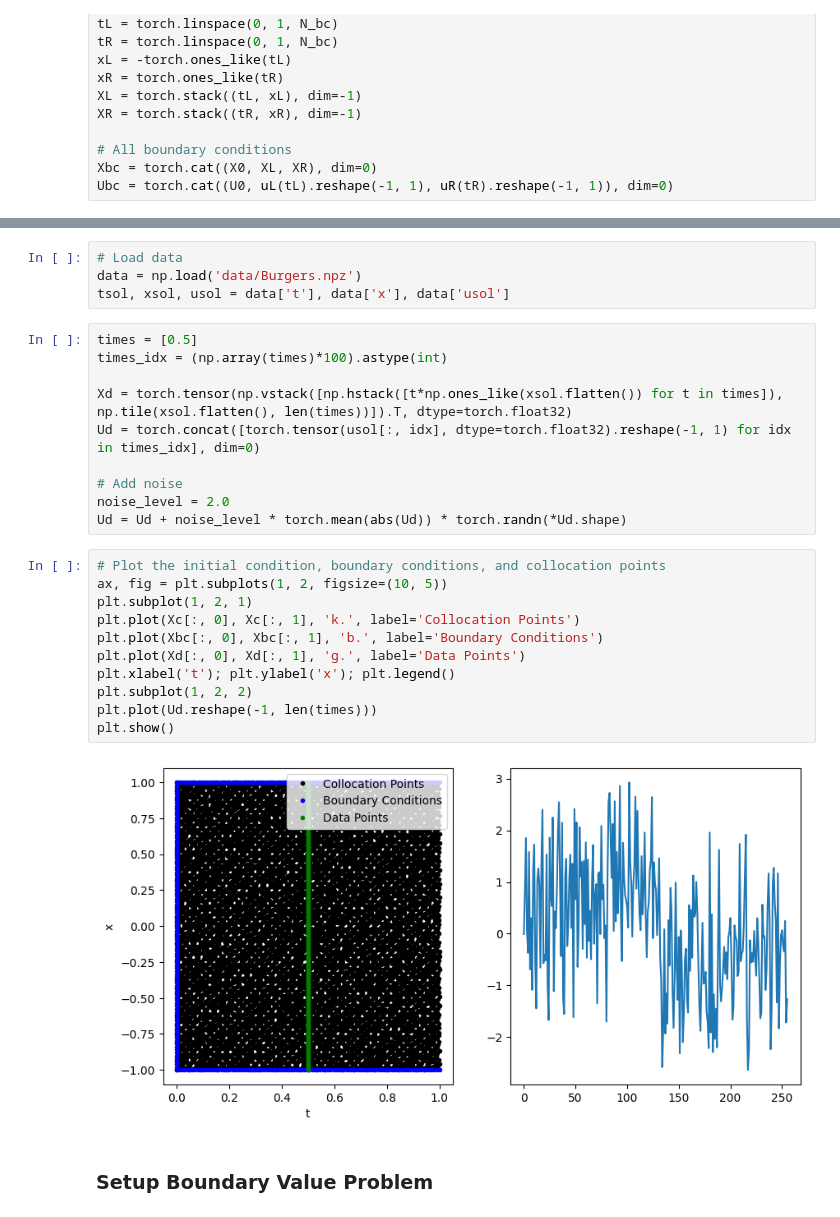
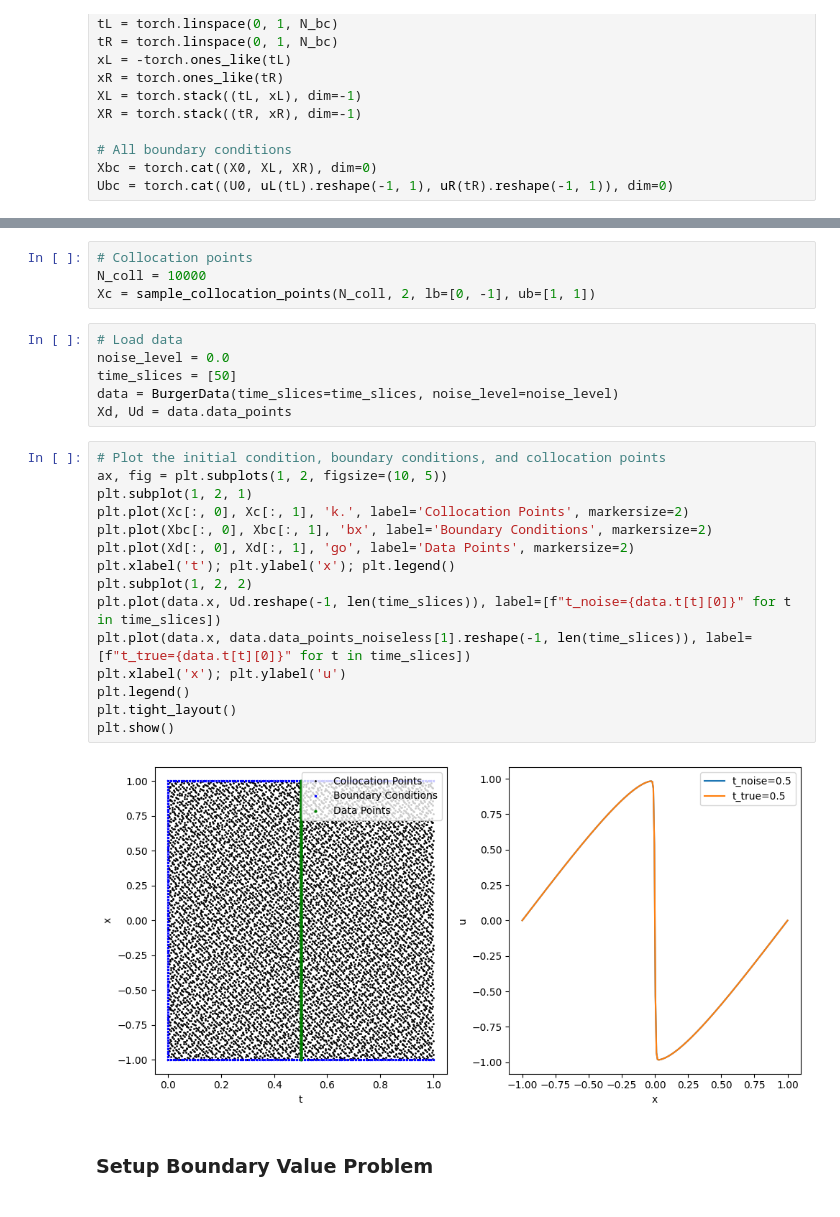
Before and after one commit to MEGAjosni/Master-Thesis, a Jupyter notebook: scripts/Burgers/ansatz-burgers-upinn.ipynb, the cells around one changed output, grey strips where cells are left out. Drawn from its saved outputs; the diff is of its cells as text.

```diff
--- a/scripts/Burgers/ansatz-burgers-upinn.ipynb
+++ b/scripts/Burgers/ansatz-burgers-upinn.ipynb
@@ -63,30 +56,30 @@ Xc[:, 0] = Xc[:, 0]
-# %%
-# Load data
-data = np.load('data/Burgers.npz')
-tsol, xsol, usol = data['t'], data['x'], data['usol']
-# %%
-times = [0.5]
-times_idx = (np.array(times)*100).astype(int)
-
-Xd = torch.tensor(np.vstack([np.hstack([t*np.ones_like(xsol.flatten()) for t in times]), np.tile(xsol.flatten(), len(times))]).T, dtype=torch.float32)
-Ud = torch.concat([torch.tensor(usol[:, idx], dtype=torch.float32).reshape(-1, 1) for idx in times_idx], dim=0)
-
-# Add noise
-noise_level = 2.0
-Ud = Ud + noise_level * torch.mean(abs(Ud)) * torch.randn(*Ud.shape)
+# %%
+# Collocation points
+N_coll = 10000
+Xc = sample_collocation_points(N_coll, 2, lb=[0, -1], ub=[1, 1])
+# %%
+# Load data
+noise_level = 0.0
+time_slices = [50]
+data = BurgerData(time_slices=time_slices, noise_level=noise_level)
+Xd, Ud = data.data_points
 # %%
 # Plot the initial condition, boundary conditions, and collocation points
 ax, fig = plt.subplots(1, 2, figsize=(10, 5))
 plt.subplot(1, 2, 1)
-plt.plot(Xc[:, 0], Xc[:, 1], 'k.', label='Collocation Points')
-plt.plot(Xbc[:, 0], Xbc[:, 1], 'b.', label='Boundary Conditions')
-plt.plot(Xd[:, 0], Xd[:, 1], 'g.', label='Data Points')
+plt.plot(Xc[:, 0], Xc[:, 1], 'k.', label='Collocation Points', markersize=2)
+plt.plot(Xbc[:, 0], Xbc[:, 1], 'bx', label='Boundary Conditions', markersize=2)
+plt.plot(Xd[:, 0], Xd[:, 1], 'go', label='Data Points', markersize=2)
 plt.xlabel('t'); plt.ylabel('x'); plt.legend()
 plt.subplot(1, 2, 2)
-plt.plot(Ud.reshape(-1, len(times)))
+plt.plot(data.x, Ud.reshape(-1, len(time_slices)), label=[f"t_noise={data.t[t][0]}" for t in time_slices])
+plt.plot(data.x, data.data_points_noiseless[1].reshape(-1, len(time_slices)), label=[f"t_true={data.t[t][0]}" for t in time_slices])
+plt.xlabel('x'); plt.ylabel('u')
+plt.legend()
+plt.tight_layout()
 plt.show()
 # %% [output]
-[figure, old version]
+[figure, new version]
 # %% [markdown]
 ### Setup Boundary Value Problem
 # %%
```
Also changed, not shown: parts of 28 cells of this notebook, 7 other files.
